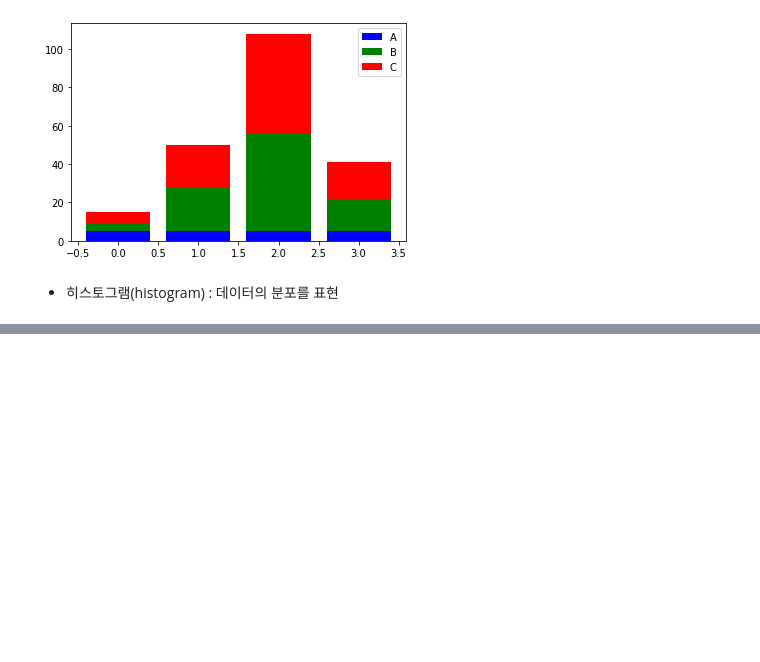
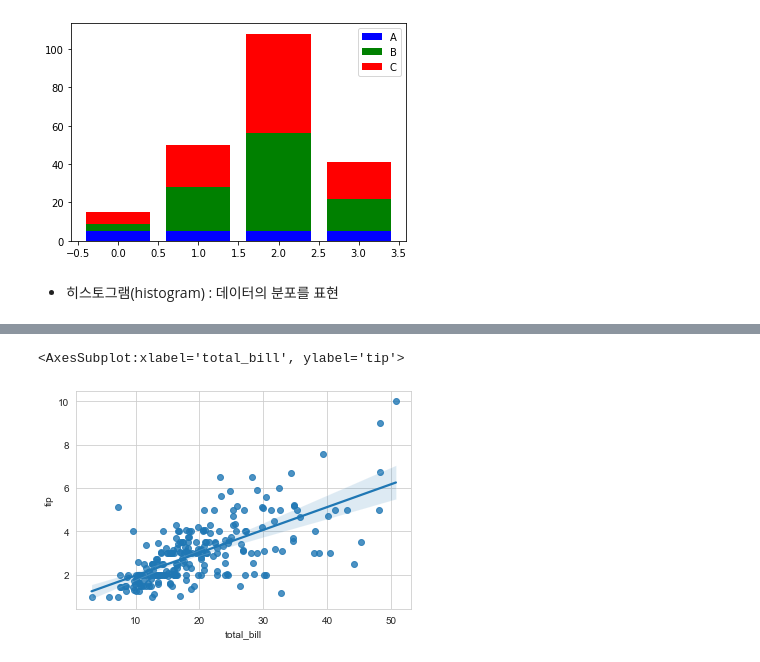
Before and after one commit to Laeti-Park/Data-Science, a Jupyter notebook: N1. Python Machine Learning/Study5.ipynb, the cells around one changed output, grey strips where cells are left out. Saved outputs shown, nothing was run; the diff lists cells and outputs as text; code cells hidden in the pictures; blank space fills up the shorter version.

```diff
--- a/N1. Python Machine Learning/Study5.ipynb
+++ b/N1. Python Machine Learning/Study5.ipynb
@@ -287,0 +346,4 @@ plt.show()
+# %%
+# tips 데이터셋 : 레스토랑에 방문한 손님이 팁을 얼마나 주는지에 대한 정보를 담고 있는 데이터
+tips = sns.load_dataset("tips")
+tips
@@ -287,0 +364,6 @@ plt.show()
+# %%
+# regplot : 회귀 그래프 함수
+sns.regplot(x="total_bill", y="tip", data=tips, x_ci=95)  # x_ci는 신뢰구간의 비율
+# %% [output]
+<AxesSubplot:xlabel='total_bill', ylabel='tip'>
+[figure, added]
```
Also changed, not shown: parts of 44 cells of this notebook, 1 other file.
